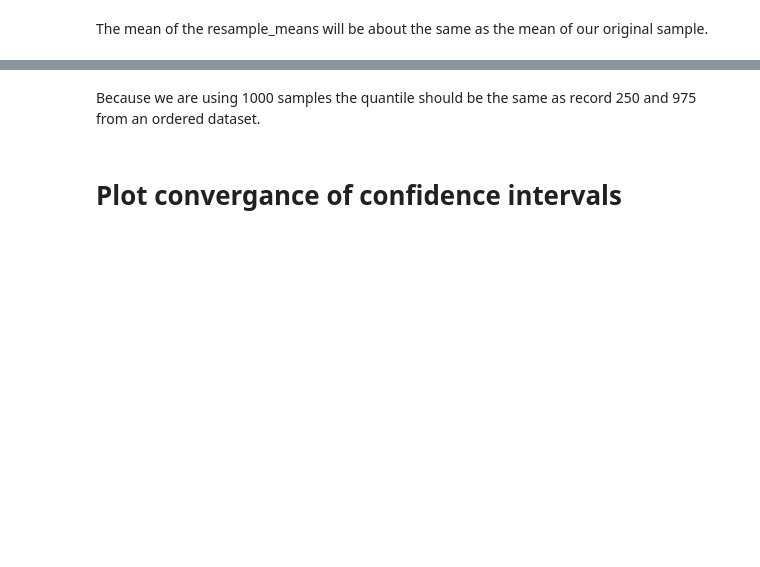
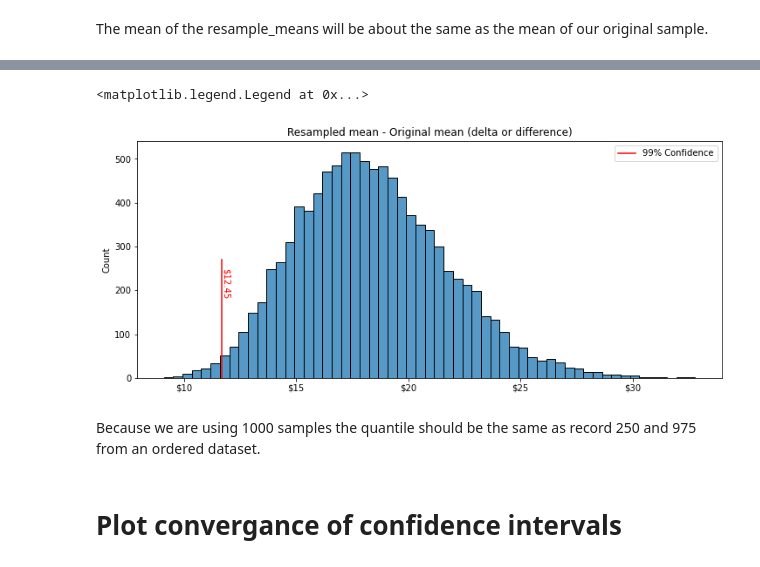
Before and after one commit to benbogart/blog-2-bootstrap, a Jupyter notebook: Projecting Donation Revenue.ipynb, the cells around one changed output, grey strips where cells are left out. Drawn from its saved outputs; the diff is of its cells as text; code cells hidden in the pictures; blank space fills up the shorter version.

```diff
--- a/Projecting Donation Revenue.ipynb
+++ b/Projecting Donation Revenue.ipynb
@@ -162,3 +188,19 @@ ax.xaxis.set_major_formatter(formatter)
+# %%
+plt.figure(figsize=(12,5))
+ax = sns.histplot(resample_means)
+
+plt.title('Resampled mean - Original mean (delta or difference)')
+
+formatter = ticker.FormatStrFormatter('$%1.0f')
+ax.xaxis.set_major_formatter(formatter)
+
+ax.axvline(11.68, 0, .5, color='r', label='99% Confidence')
+ax.text(11.68, 180, '$12.45', rotation=270, va='bottom', ha='left', color='r')
+
+plt.legend()
+# %% [output]
+<matplotlib.legend.Legend at 0x...>
+[figure, added]
 # %% [markdown]
 Because we are using 1000 samples the quantile should be the same as record 250 and 975 from an ordered dataset.
 # %% [markdown]
```
Also changed, not shown: parts of 24 cells of this notebook, 4 other files.
